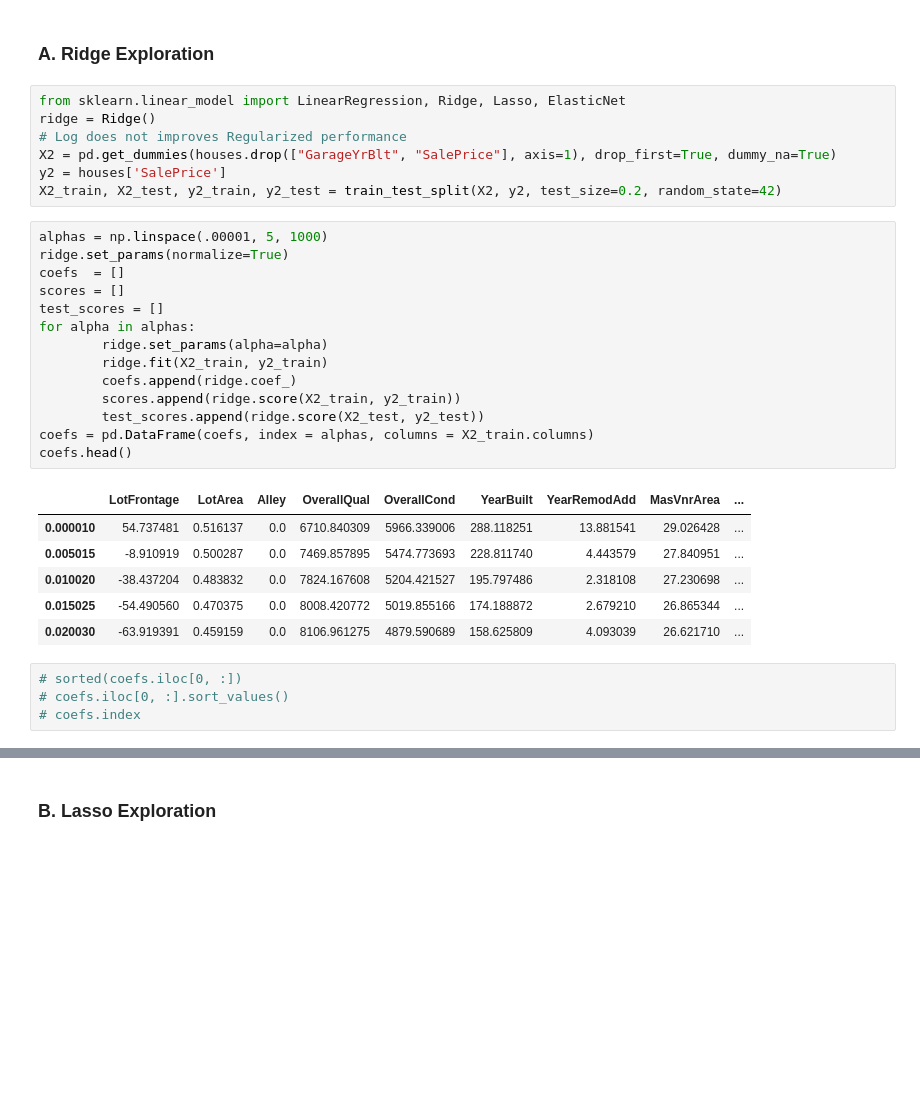
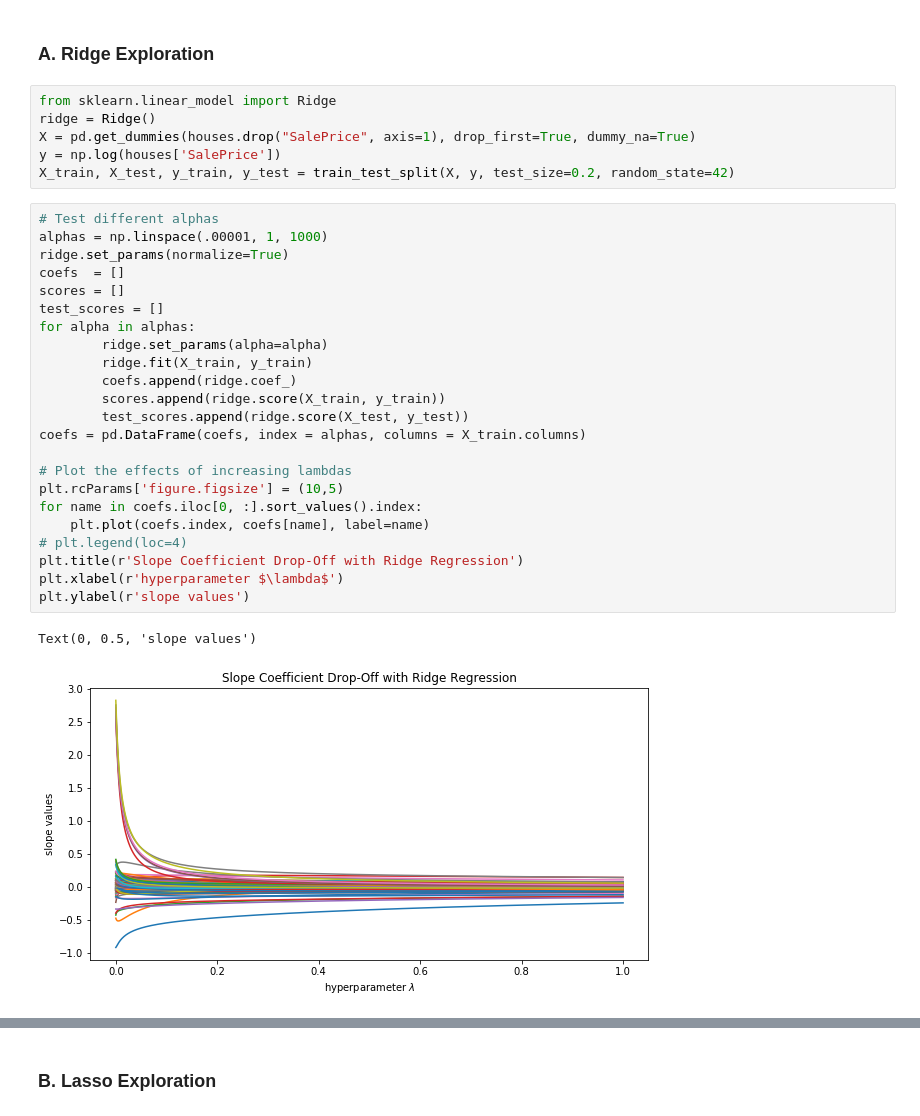
Before and after one commit to alexandertin/HousingML, a Jupyter notebook: Tori/Data_Cleaning_vlowery.ipynb, the cells around one changed output, grey strips where cells are left out. Saved outputs shown, nothing was run; the diff lists cells and outputs as text; blank space fills up the shorter version.

```diff
--- a/Tori/Data_Cleaning_vlowery.ipynb
+++ b/Tori/Data_Cleaning_vlowery.ipynb
@@ -247,34 +307,34 @@ ols.score(X2_test, y2_test)
 # %% [markdown]
 ### A. Ridge Exploration
 # %%
-from sklearn.linear_model import LinearRegression, Ridge, Lasso, ElasticNet
+from sklearn.linear_model import Ridge
 ridge = Ridge()
-# Log does not improves Regularized performance
-X2 = pd.get_dummies(houses.drop(["GarageYrBlt", "SalePrice"], axis=1), drop_first=True, dummy_na=True)
-y2 = houses['SalePrice']
-X2_train, X2_test, y2_train, y2_test = train_test_split(X2, y2, test_size=0.2, random_state=42)
+X = pd.get_dummies(houses.drop("SalePrice", axis=1), drop_first=True, dummy_na=True)
+y = np.log(houses['SalePrice'])
+X_train, X_test, y_train, y_test = train_test_split(X, y, test_size=0.2, random_state=42)
 # %%
-alphas = np.linspace(.00001, 5, 1000)
+# Test different alphas
+alphas = np.linspace(.00001, 1, 1000)
 ridge.set_params(normalize=True)
 coefs  = []
 scores = []
 test_scores = []
 for alpha in alphas:
         ridge.set_params(alpha=alpha)
-        ridge.fit(X2_train, y2_train)
+        ridge.fit(X_train, y_train)
         coefs.append(ridge.coef_)
-        scores.append(ridge.score(X2_train, y2_train))
-        test_scores.append(ridge.score(X2_test, y2_test))
-coefs = pd.DataFrame(coefs, index = alphas, columns = X2_train.columns)
-coefs.head()
+        scores.append(ridge.score(X_train, y_train))
+        test_scores.append(ridge.score(X_test, y_test))
+coefs = pd.DataFrame(coefs, index = alphas, columns = X_train.columns)
+
+# Plot the effects of increasing lambdas
+plt.rcParams['figure.figsize'] = (10,5)
+for name in coefs.iloc[0, :].sort_values().index:
+    plt.plot(coefs.index, coefs[name], label=name)
+# plt.legend(loc=4)
+plt.title(r'Slope Coefficient Drop-Off with Ridge Regression')
+plt.xlabel(r'hyperparameter $\lambda$')
+plt.ylabel(r'slope values')
 # %% [output]
-|  | LotFrontage | LotArea | Alley | OverallQual | OverallCond | YearBuilt | YearRemodAdd | MasVnrArea | ... |
-| 0.000010 | 54.737481 | 0.516137 | 0.0 | 6710.840309 | 5966.339006 | 288.118251 | 13.881541 | 29.026428 | ... |
-| 0.005015 | -8.910919 | 0.500287 | 0.0 | 7469.857895 | 5474.773693 | 228.811740 | 4.443579 | 27.840951 | ... |
-| 0.010020 | -38.437204 | 0.483832 | 0.0 | 7824.167608 | 5204.421527 | 195.797486 | 2.318108 | 27.230698 | ... |
-| 0.015025 | -54.490560 | 0.470375 | 0.0 | 8008.420772 | 5019.855166 | 174.188872 | 2.679210 | 26.865344 | ... |
-| 0.020030 | -63.919391 | 0.459159 | 0.0 | 8106.961275 | 4879.590689 | 158.625809 | 4.093039 | 26.621710 | ... |
+Text(0, 0.5, 'slope values')
+[figure, added]
-# %%
-# sorted(coefs.iloc[0, :])
-# coefs.iloc[0, :].sort_values()
-# coefs.index
```
Also changed, not shown: parts of 34 cells of this notebook.
